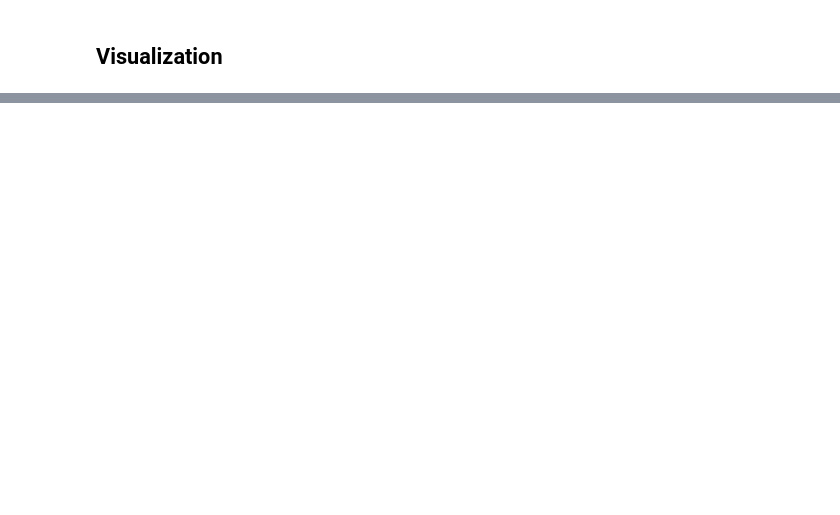
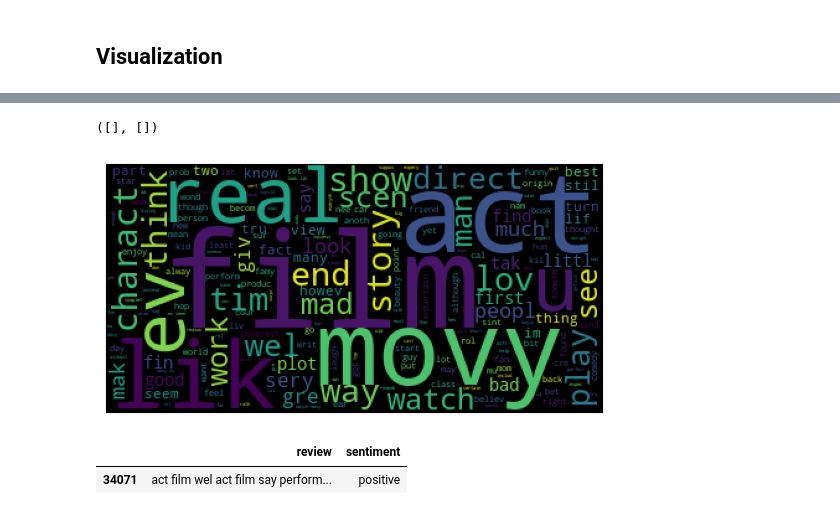
Before and after one commit to ShenbagaArunK/imdb-sentiment-analysis-ml, a Jupyter notebook: src/sentiment-analysis.ipynb, the cells around one changed output, grey strips where cells are left out. Cells and saved outputs as stored; diff of their text form; code cells hidden in the pictures; blank space fills up the shorter version.

```diff
--- a/src/sentiment-analysis.ipynb
+++ b/src/sentiment-analysis.ipynb
@@ -122,0 +132,13 @@ Name: review, Length: 50000, dtype: str
+# %%
+para_wc = wc.generate(para)
+plt.imshow(para_wc)
+plt.xticks([])
+plt.yticks([])
+# %% [output]
+([], [])
+[figure, added]
+# %%
+df.sample()
+# %% [output]
+|  | review | sentiment |
+| 34071 | act film wel act film say perform... | positive |
```
Also changed, not shown: parts of 78 cells of this notebook, 2 other files.
